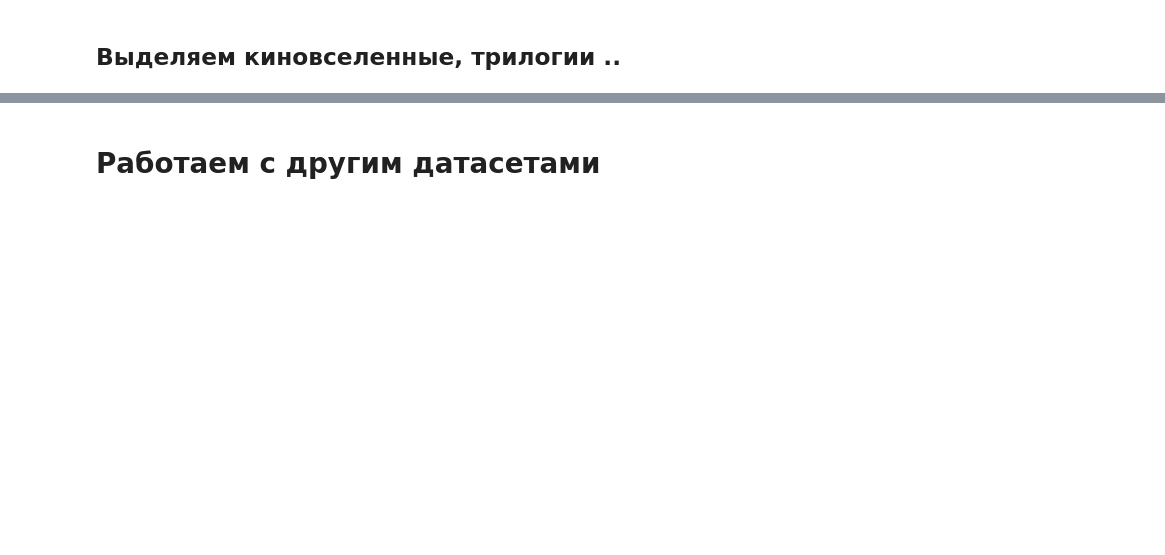
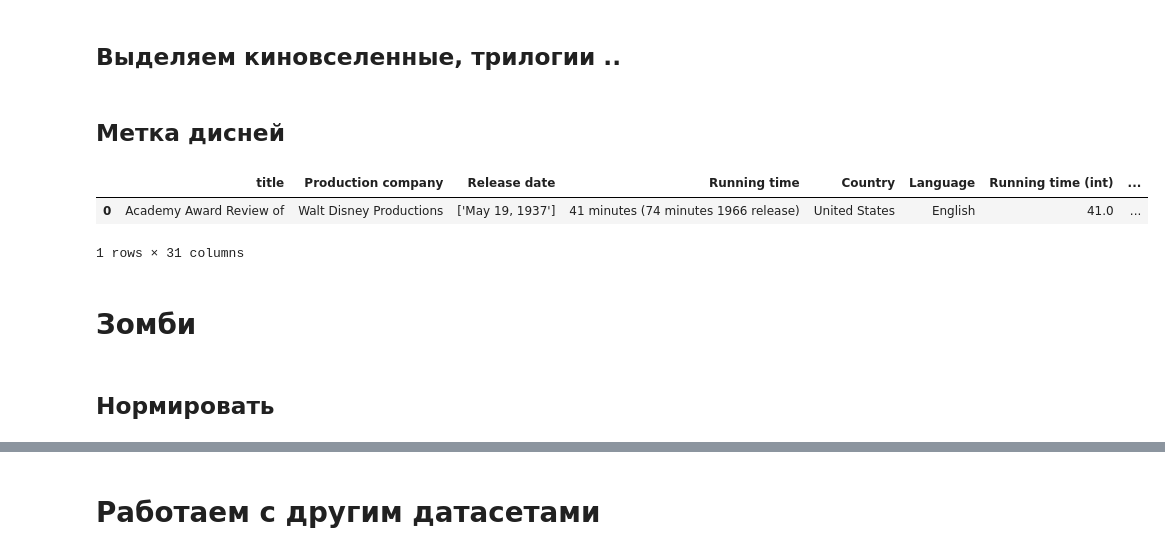
Before and after one commit to kandrewkov/Movie-Recommendations, a Jupyter notebook: preproc_data.ipynb, the cells around one changed output, grey strips where cells are left out. Cells and saved outputs as stored; diff of their text form; code cells hidden in the pictures; blank space fills up the shorter version.

Commit message:
+ зомби, дисей

```diff
--- a/preproc_data.ipynb
+++ b/preproc_data.ipynb
@@ -180,2 +285,11 @@ movies.to_csv('preproc_movies.csv')
 # %% [markdown]
 ## Выделяем киновселенные, трилогии ..
+# %% [markdown]
+## Метка дисней
+# %%
+disney = pd.read_csv('DisneyMoviesDataset.csv',index_col=0 )
+disney.head(1)
+# %% [output]
+|  | title | Production company | Release date | Running time | Country | Language | Running time (int) | ... |
+| 0 | Academy Award Review of | Walt Disney Productions | ['May 19, 1937'] | 41 minutes (74 minutes 1966 release) | United States | English | 41.0 | ... |
+1 rows × 31 columns
@@ -181,0 +302,2 @@ movies.to_csv('preproc_movies.csv')
+# %% [markdown]
+# Зомби
@@ -181,0 +323,2 @@ movies.to_csv('preproc_movies.csv')
+# %% [markdown]
+## Нормировать
```
Also changed, not shown: parts of 57 cells of this notebook, 1 other file.
